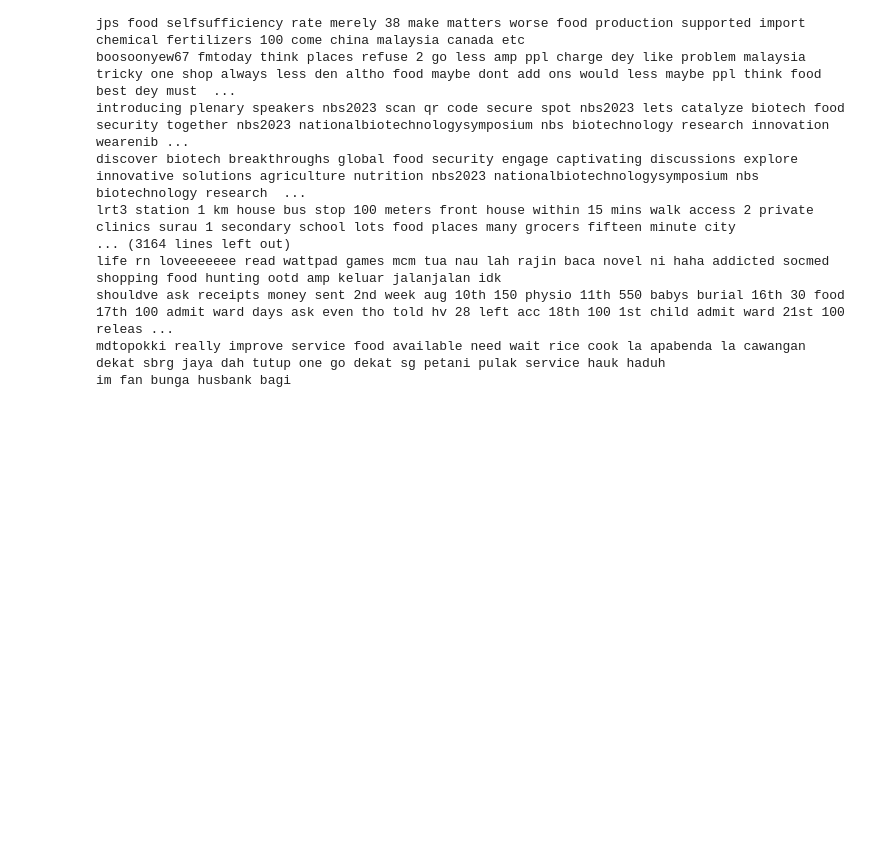
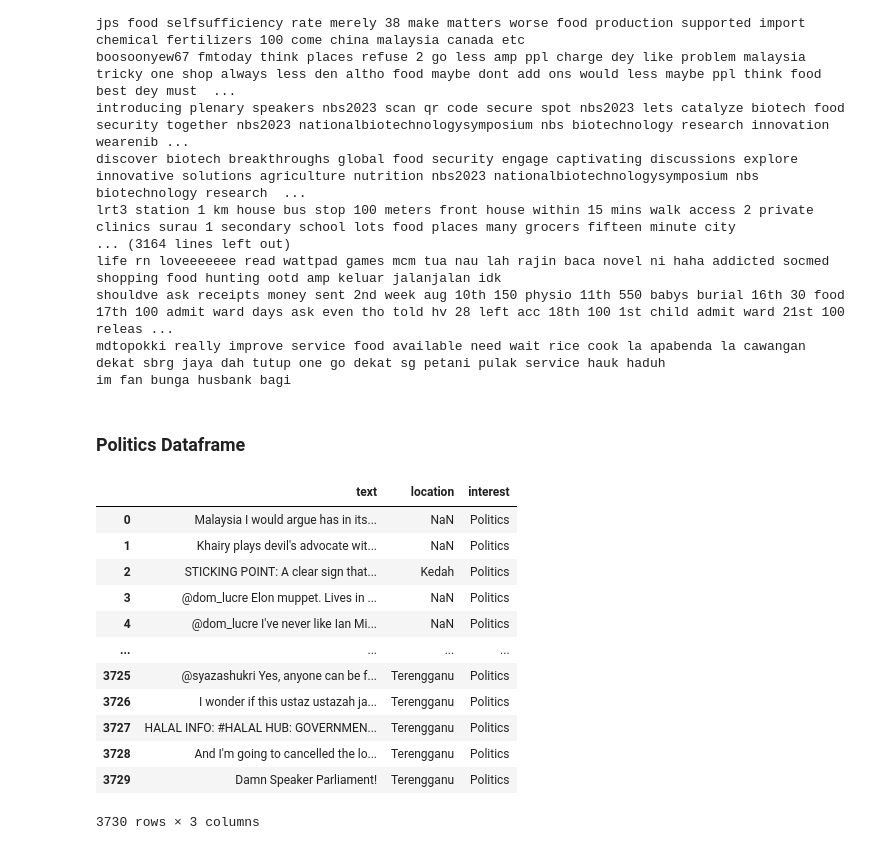
Before and after one commit to izzhamburhan/TextClassification-InterestBasedOnLocation, a Jupyter notebook: Cleaning/CleanText.ipynb, the cells around one changed output. Cells and saved outputs as stored; diff of their text form; code cells hidden in the pictures; blank space fills up the shorter version.

```diff
--- a/Cleaning/CleanText.ipynb
+++ b/Cleaning/CleanText.ipynb
@@ -245,3 +245,22 @@ life rn loveeeeeee read wattpad games mcm tua nau lah rajin baca novel ni haha a
 shouldve ask receipts money sent 2nd week aug 10th 150 physio 11th 550 babys burial 16th 30 food 17th 100 admit ward days ask even tho told hv 28 left acc 18th 100 1st child admit ward 21st 100 releas ...
 mdtopokki really improve service food available need wait rice cook la apabenda la cawangan dekat sbrg jaya dah tutup one go dekat sg petani pulak service hauk haduh
 im fan bunga husbank bagi
+# %% [markdown]
+### Politics Dataframe
+# %%
+df_pol = pd.read_csv('../data/state/Data-politics-state.csv',encoding='unicode_escape')
+df_pol
+# %% [output]
+|  | text | location | interest |
+| 0 | Malaysia I would argue has in its... | NaN | Politics |
+| 1 | Khairy plays devil's advocate wit... | NaN | Politics |
+| 2 | STICKING POINT: A clear sign that... | Kedah | Politics |
+| 3 | @dom_lucre Elon muppet. Lives in ... | NaN | Politics |
+| 4 | @dom_lucre I've never like Ian Mi... | NaN | Politics |
+| ... | ... | ... | ... |
+| 3725 | @syazashukri Yes, anyone can be f... | Terengganu | Politics |
+| 3726 | I wonder if this ustaz ustazah ja... | Terengganu | Politics |
+| 3727 | HALAL INFO: #HALAL HUB: GOVERNMEN... | Terengganu | Politics |
+| 3728 | And I'm going to cancelled the lo... | Terengganu | Politics |
+| 3729 | Damn Speaker Parliament! | Terengganu | Politics |
+3730 rows × 3 columns
```
Also changed, not shown: parts of 4 cells of this notebook, 4 other files.
